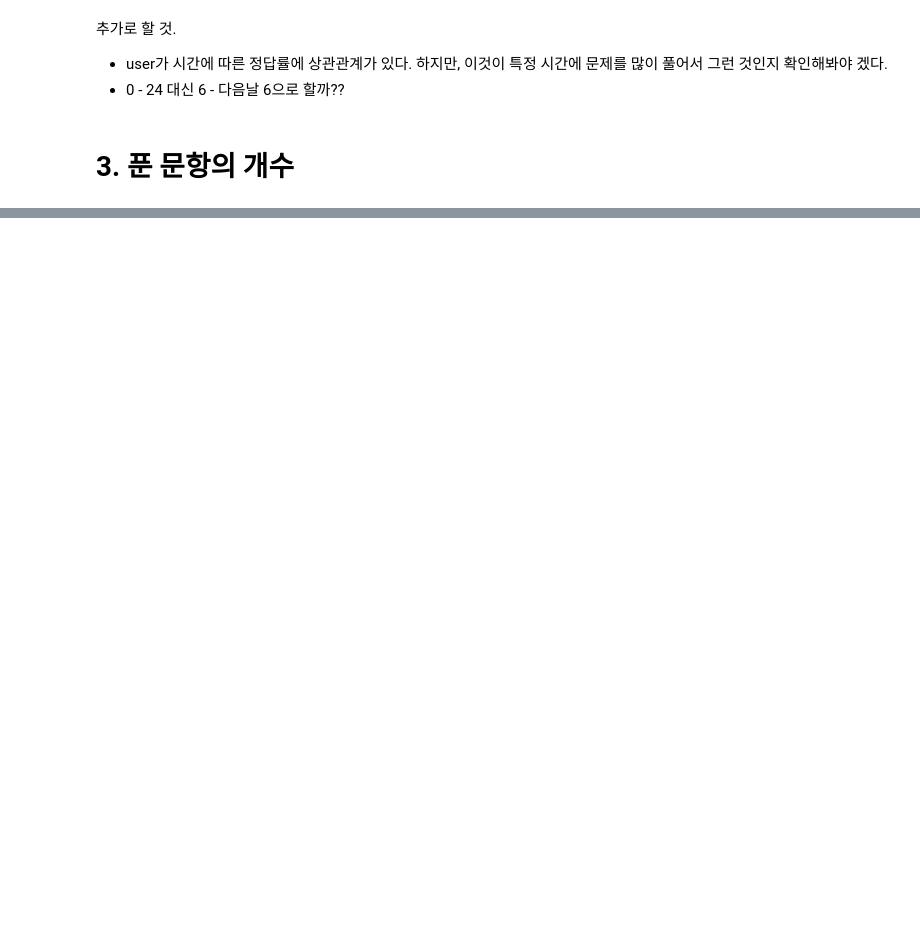
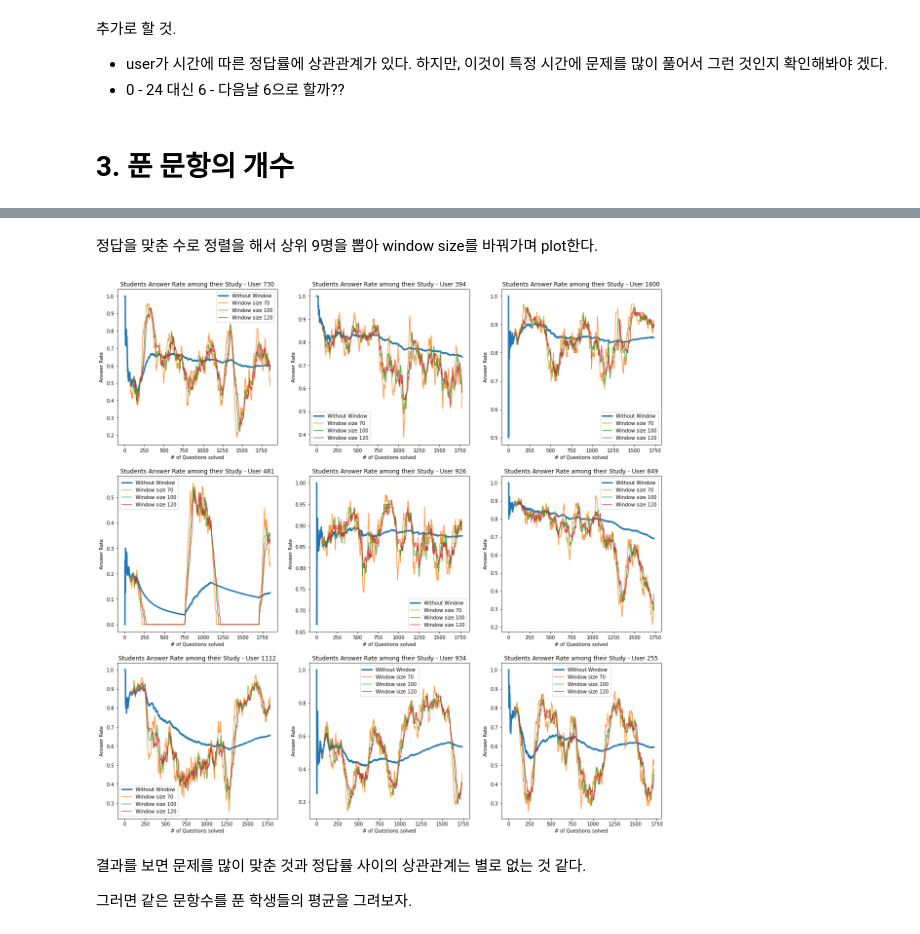
Before and after one commit to boostcampaitech3/level2-dkt-level2-recsys-12, a Jupyter notebook: Gwangseok/EDA.ipynb, the cells around one changed output, grey strips where cells are left out. Drawn from its saved outputs; the diff is of its cells as text; code cells hidden in the pictures; blank space fills up the shorter version.

```diff
--- a/Gwangseok/EDA.ipynb
+++ b/Gwangseok/EDA.ipynb
@@ -417,0 +461,15 @@ ax.legend(bbox_to_anchor=(1, 1))
+# %% [markdown]
+정답을 맞춘 수로 정렬을 해서 상위 9명을 뽑아 window size를 바꿔가며 plot한다.
+# %%
+idx = train_df.groupby('userID').agg({'answerCode': 'count'}).sort_values(by='answerCode', ascending=False).iloc[:9].index
+fig, axes = plt.subplots(nrows=3, ncols=3, figsize=(20, 20))
+plt.title('Top 9 Students who solved the most problems')
+for i, userID in enumerate(idx):
+    r, c = i%3, i//3
+    plot_rolled_answerrate(train_df, userID, axes[r, c])
+# %% [output]
+[figure, added]
+# %% [markdown]
+결과를 보면 문제를 많이 맞춘 것과 정답률 사이의 상관관계는 별로 없는 것 같다.
+
+그러면 같은 문항수를 푼 학생들의 평균을 그려보자.
```
Also changed, not shown: parts of 20 cells of this notebook.
